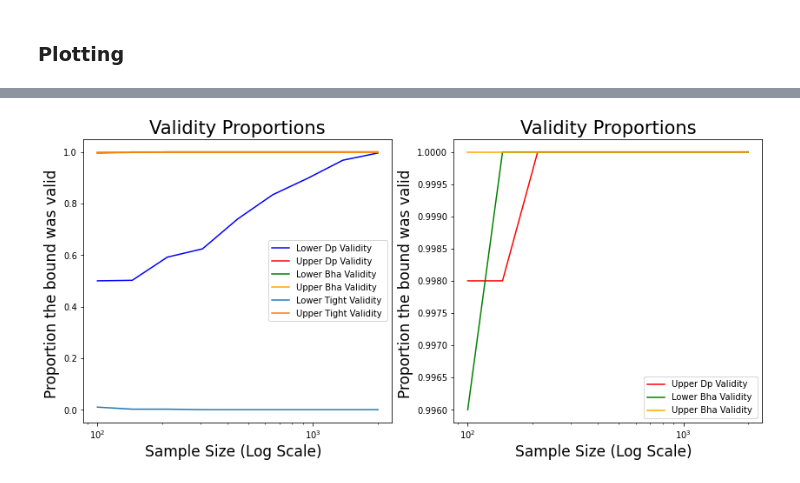
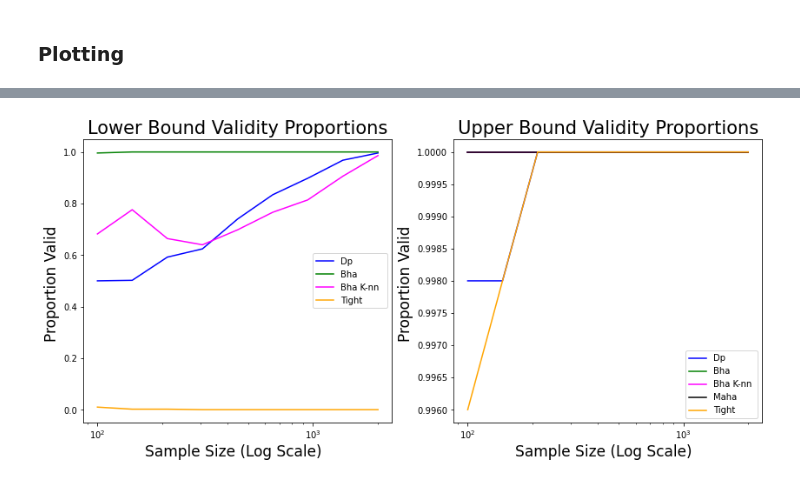
Before and after one commit to rj-may/BER_Bounds_Eval, a Jupyter notebook: plots/increase-n.ipynb, the cells around one changed output, grey strips where cells are left out. Cells and saved outputs as stored; diff of their text form; code cells hidden in the pictures.

```diff
--- a/plots/increase-n.ipynb
+++ b/plots/increase-n.ipynb
@@ -143,6 +145,9 @@ dp_u = []
 
 Bha_u =[]
 Bha_l =[]
+
+Bha_knn_u = []
+Bha_knn_l = []
 
 tight_l = []
 tight_u = []
@@ -160,6 +165,10 @@ for obj in bound_obj_lst:
     a, b = obj.get_bounds_tight()
     tight_l.append(a)
     tight_u.append(b)
+
+    a, b= obj.get_bounds_Bha_knn()
+    Bha_knn_l.append(a)
+    Bha_knn_u.append(b)
 # %% [markdown]
 ### Calculate BER and MSE Function
 # %%
@@ -326,0 +359,6 @@ print(validity_dp_l,  validity_dp_u, validity_Bha_l, validity_Bha_u, validity_ti
+# %%
+lst = [obj.validity(BER) for obj in bound_obj_lst ]
+
+df_valid = pd.DataFrame(lst, index = sample_sizes)
+
+df_valid
@@ -329,47 +378,58 @@ fs =17
 
 fig, axes = plt.subplots(nrows=1, ncols=2, figsize=(14, 6))
 
 ax = axes[0]
 
 ax.set_xscale('log', base=10)
 # ax.set_yscale('log', base=10)
 
-ax.plot(sample_sizes, validity_dp_l/ MC_num, 'b',  label='Lower Dp Validity ')
-ax.plot(sample_sizes, validity_dp_u/ MC_num, 'r', label='Upper Dp Validity ')
+ax.plot(df_valid["Dp_lower"], 'b',  label='Dp  ')
+# ax.plot(sample_sizes, validity_dp_u/ MC_num, 'r', label='Upper Dp Validity ')
 
-ax.plot(sample_sizes, validity_Bha_l/ MC_num,'g', label='Lower Bha Validity ')
-ax.plot(sample_sizes, validity_Bha_u/ MC_num, 'orange', label='Upper Bha Validity ')
+ax.plot(df_valid["Bha_lower"],'g', label='Bha  ')
+# ax.plot(sample_sizes, validity_Bha_u/ MC_num, 'orange', label='Upper Bha Validity ')
+
+ax.plot(df_valid["Bha_knn_lower"],'magenta', label='Bha K-nn  ')
+# ax.plot(sample_sizes, validity_Bha_u/ MC_num, 'orange', label='Upper Bha Validity ')
 
 
-ax.plot(sample_sizes, validity_tight_l/ MC_num, label='Lower Tight Validity ')
-ax.plot(sample_sizes, validity_tight_u/ MC_num,  label='Upper Tight Validity ')
+
+ax.plot(df_valid["tight_lower"],'orange', label='Tight  ')
+
+
+# ax.plot(sample_sizes, validity_tight_u/ MC_num,  label='Upper Tight Validity ')
 # ax.set_xticks(sample_sizes)
 
 ax.set_xlabel("Sample Size (Log Scale)  ", fontsize = fs)
-ax.set_ylabel("Proportion the bound was valid ", fontsize=fs)
-ax.set_title("Validity Proportions" , fontsize = fs +4)
+ax.set_ylabel("Proportion Valid ", fontsize=fs)
+ax.set_title("Lower Bound Validity Proportions" , fontsize = fs +4)
 ax.legend()
 
 
 ax = axes[1]
 
+
 ax.set_xscale('log', base=10)
 # ax.set_yscale('log', base=10)
 
-# ax.plot(sample_sizes, validity_dp_l/ MC_num, 'b',  label='Lower Dp Validity ')
-ax.plot(sample_sizes, validity_dp_u/ MC_num, 'r', label='Upper Dp Validity ')
+ax.plot(df_valid["Dp_upper"], 'b',  label='Dp  ')
 
-ax.plot(sample_sizes, validity_Bha_l/ MC_num,'g', label='Lower Bha Validity ')
-ax.plot(sample_sizes, validity_Bha_u/ MC_num, 'orange', label='Upper Bha Validity ')
+ax.plot(df_valid["Bha_upper"],'g', label='Bha  ')
+
+ax.plot(df_valid["Bha_knn_upper"],'magenta', label='Bha K-nn ')
+
+ax.plot(df_valid["Maha_upper"],'black', label='Maha ')
 
 
+
+ax.plot(df_valid["tight_upper"],'orange', label='Tight  ')
+# ax.set_xticks(sample_sizes)
 ax.set_xlabel("Sample Size (Log Scale)  ", fontsize = fs)
-ax.set_ylabel("Proportion the bound was valid ", fontsize=fs)
-ax.set_title("Validity Proportions" , fontsize = fs +4)
+ax.set_ylabel("Proportion Valid ", fontsize=fs)
+ax.set_title("Upper Bound Validity Proportions" , fontsize = fs +4)
 ax.legend()
 
-
-# plt.savefig("proportions.png",facecolor=(1,1,1,1))
+# plt.savefig("proportions_n.png",facecolor=(1,1,1,1))
 plt.show()
 # %% [output]
-[figure, old version]
+[figure, new version]
```
Also changed, not shown: parts of 6 cells of this notebook, 1 other file.
